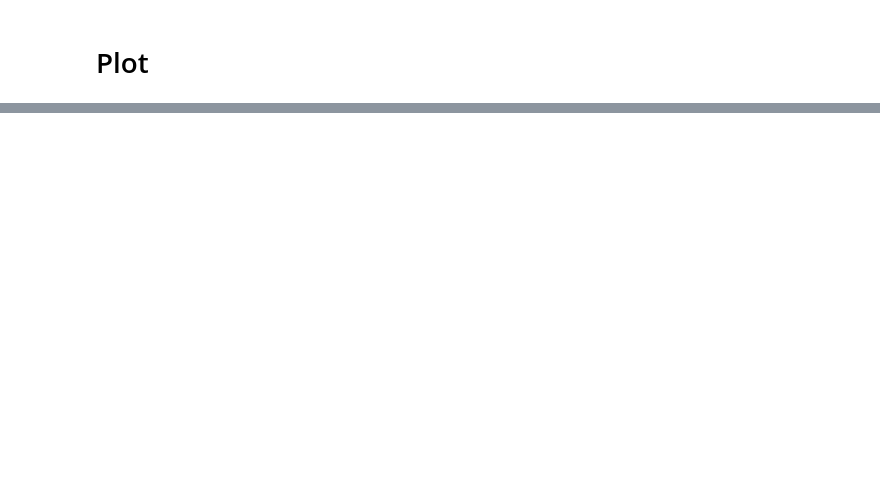
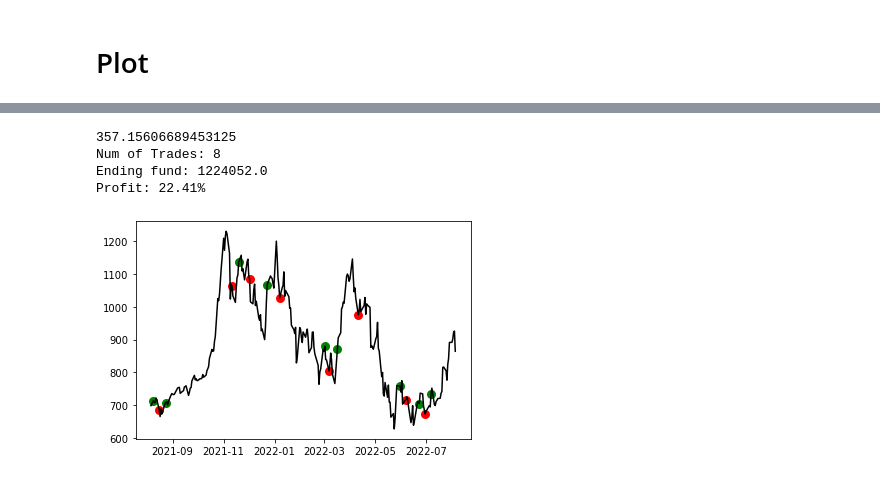
Before and after one commit to ShenChikai/Trading-Projects, a Jupyter notebook: MACD/MACD.ipynb, the cells around one changed output, grey strips where cells are left out. Drawn from its saved outputs; the diff is of its cells as text; code cells hidden in the pictures; blank space fills up the shorter version.

```diff
--- a/MACD/MACD.ipynb
+++ b/MACD/MACD.ipynb
@@ -197,0 +197,5 @@ MACD_df.head()
+# %%
+test_1 = MACD_df.copy()
+test_1.reset_index(inplace=True)
+test_1['BuySell'] = 0
+test_1.head()
@@ -197,0 +209,43 @@ MACD_df.head()
+# %%
+fund_1 = 1000000
+shares_bought_1 = 0 # in shares
+buy_status_1 = False
+
+for i in range(1, len(test_1['DIF'])):
+    # DIF at col 4, MACD at col 6, Close Price at col 1, Date at col 0
+    # buy on golden cross bullish
+    if test_1.iloc[i,4] > 0 and test_1.iloc[i,6] > 0 and buy_status_1 == False:
+        shares_bought_1 += fund_1 // test_1.iloc[i,1]
+        fund_1 -= shares_bought_1 * test_1.iloc[i,1]
+        test_1.iloc[i,-1] = 'Buy'
+        buy_status_1 = True
+    # sell on death cross bearish
+    elif test_1.iloc[i,4] < 0 and test_1.iloc[i,6] < 0 and buy_status_1 == True:
+        fund_1 += shares_bought_1 * test_1.iloc[i,1]
+        test_1.iloc[i,-1] = 'Sell'
+        shares_bought_1 = 0
+        buy_status_1 = False
+
+# In case ends with bought shares, reverse the last buy trade
+if buy_status_1:
+    ending_fund_1 = fund_1 + shares_bought_1 * test_1.loc[test_1.BuySell == 'Buy'].iloc[-1,1]
+    print(fund_1)
+else:
+    ending_fund_1 = fund_1
+
+profit_1 = (ending_fund_1-1000000) / 1000000
+
+# Check Results
+print(f'Num of Trades: {len(trades)//2}')
+print(f'Ending fund: {ending_fund_1.round(2)}')
+print(f'Profit: {(profit_1 * 100).round(2)}%')
+plt.plot(test_1.Date, test_1.Close, color='black')
+plt.scatter(test_1.Date[test_1.BuySell == 'Buy'], test_1.Close[test_1.BuySell == 'Buy'], color='green', linewidth=3)
+plt.scatter(test_1.Date[test_1.BuySell == 'Sell'], test_1.Close[test_1.BuySell == 'Sell'], color='red', linewidth=3)
+plt.show()
+# %% [output]
+357.15606689453125
+Num of Trades: 8
+Ending fund: 1224052.0
+Profit: 22.41%
+[figure, added]
```
Also changed, not shown: parts of 15 cells of this notebook, 3 other files.
